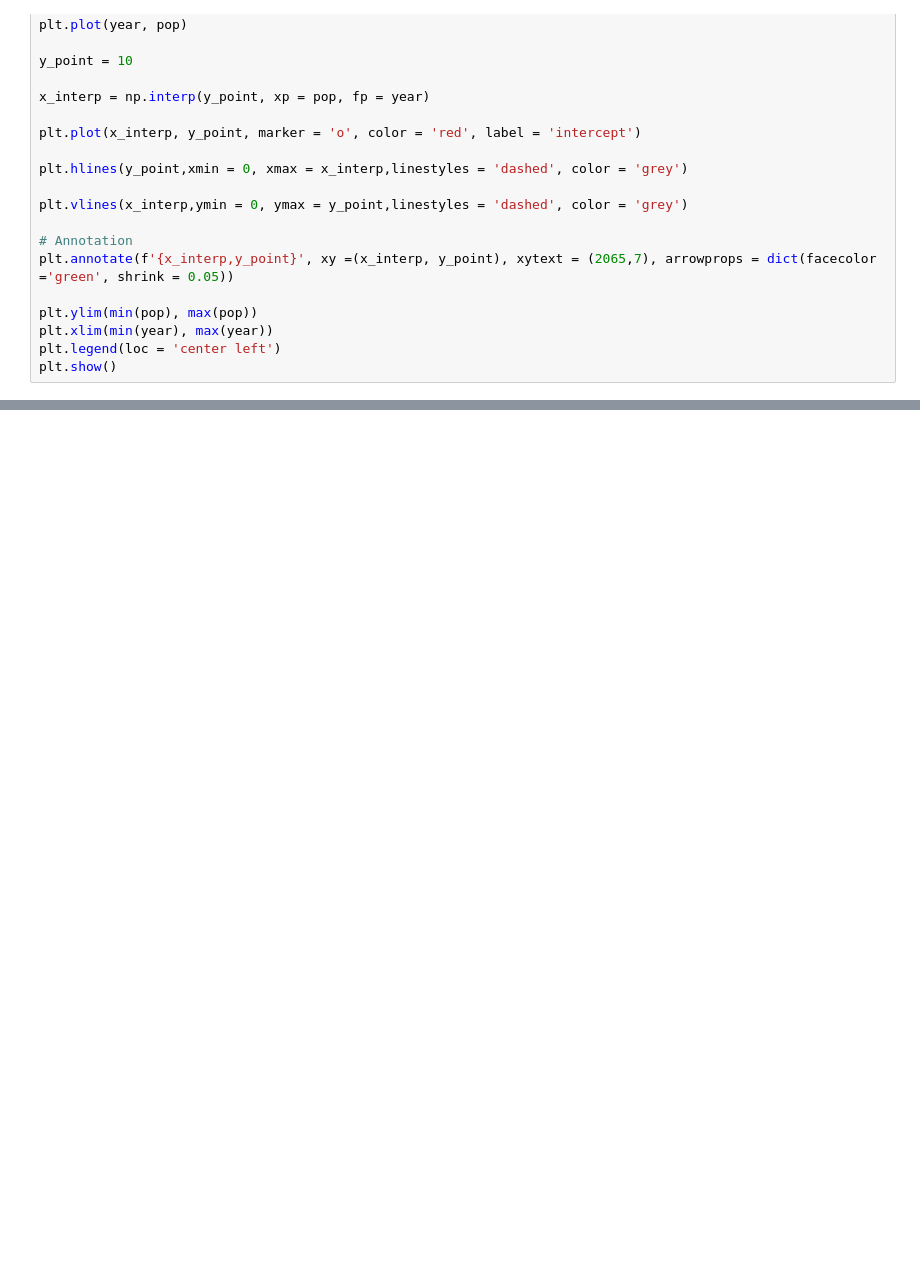
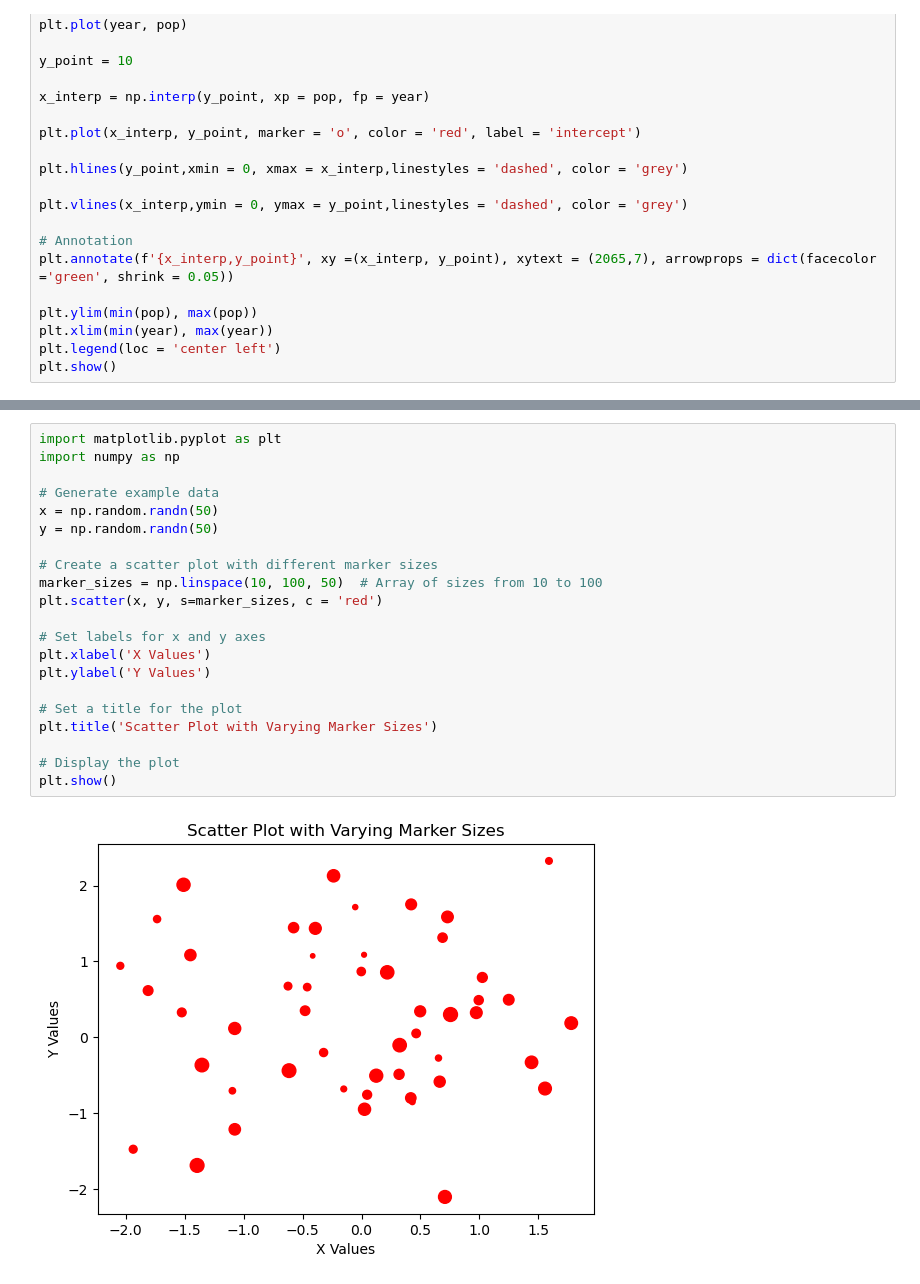
Before and after one commit to BILDADMOSES/Plotting-Using-Matplotlib, a Jupyter notebook: Matplot_Intro.ipynb, the cells around one changed output, grey strips where cells are left out. Drawn from its saved outputs; the diff is of its cells as text; blank space fills up the shorter version.

```diff
--- a/Matplot_Intro.ipynb
+++ b/Matplot_Intro.ipynb
@@ -80,0 +86,23 @@ annotate(text, xy, xytext=None, xycoords='data', textcoords=None, arrowprops=Non
+# %%
+import matplotlib.pyplot as plt
+import numpy as np
+
+# Generate example data
+x = np.random.randn(50)
+y = np.random.randn(50)
+
+# Create a scatter plot with different marker sizes
+marker_sizes = np.linspace(10, 100, 50)  # Array of sizes from 10 to 100
+plt.scatter(x, y, s=marker_sizes, c = 'red')
+
+# Set labels for x and y axes
+plt.xlabel('X Values')
+plt.ylabel('Y Values')
+
+# Set a title for the plot
+plt.title('Scatter Plot with Varying Marker Sizes')
+
+# Display the plot
+plt.show()
+# %% [output]
+[figure, added]
```
Also changed, not shown: parts of 3 cells of this notebook.
